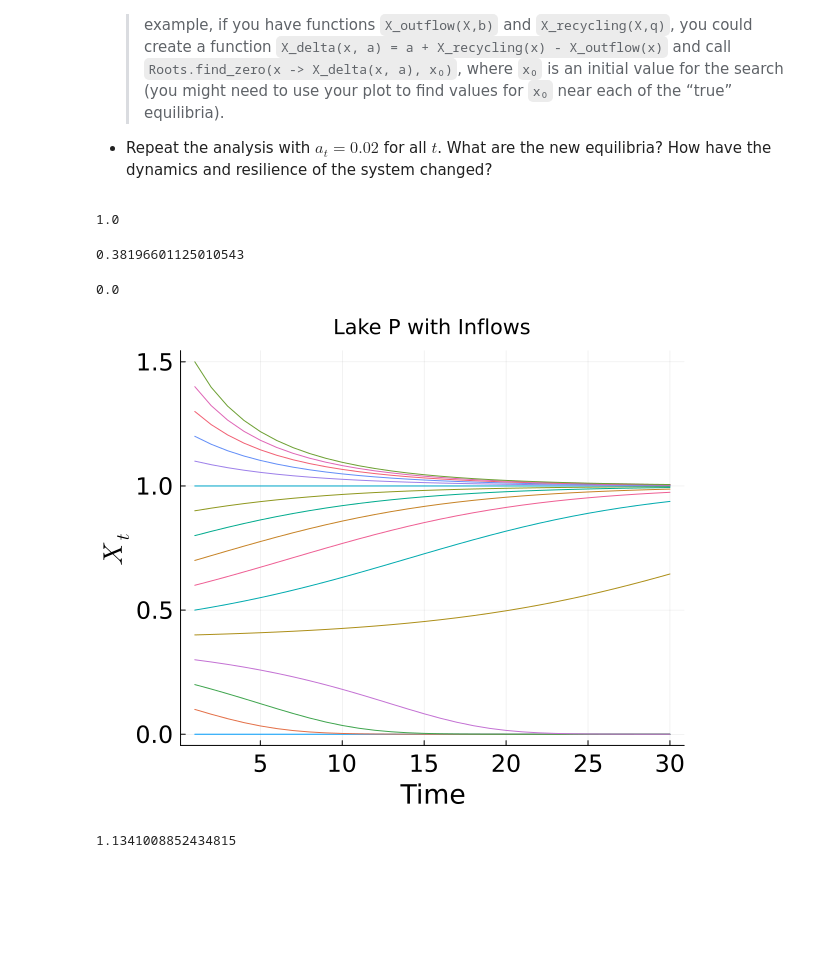
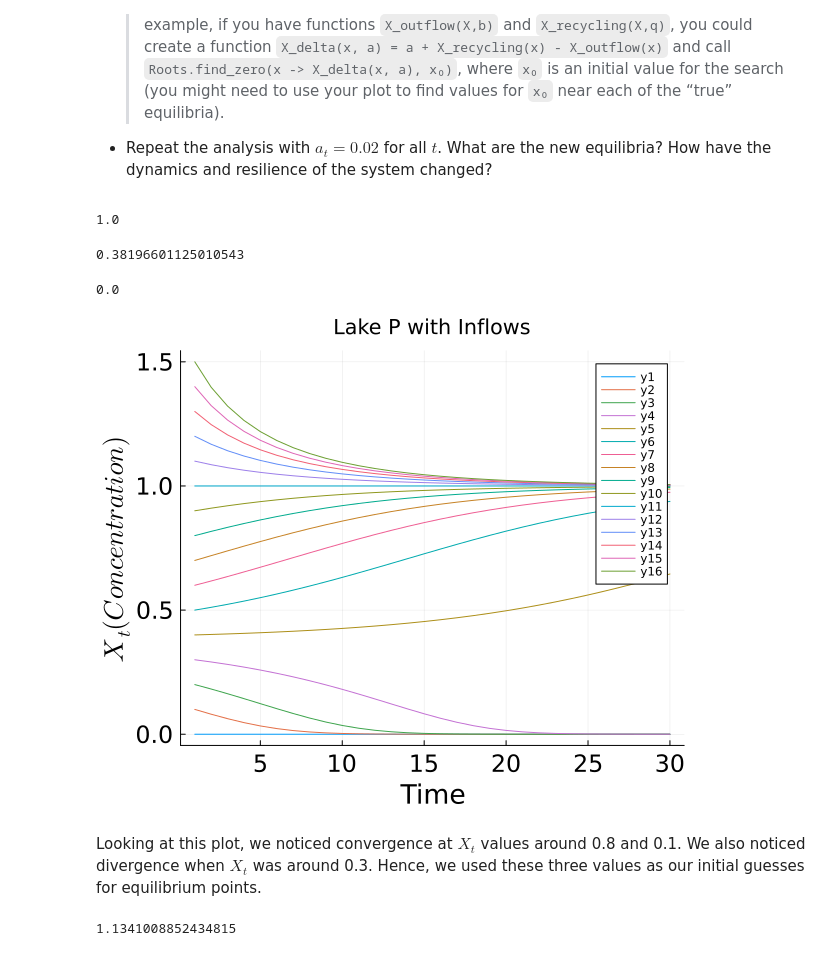
Before and after one commit to BEE4750-FA24/bee4750-fa24-hw2-hw02, a Jupyter notebook: hw02.ipynb, the cells around one changed output. Drawn from its saved outputs; the diff is of its cells as text; code cells hidden in the pictures; blank space fills up the shorter version.

```diff
--- a/hw02.ipynb
+++ b/hw02.ipynb
@@ -228,59 +228,70 @@ q = 1.5
 yt = 0
 a = 0
 
+# Function to model phosphorous outflow
 function X_outflow(X,b)
     outflow = b*X
     return outflow
 end
 
+# Function to model phosphorous recycling
 function X_recycling(X,q)
     recyling = (abs(X)^q)/(1+abs(X)^q)
     return recyling
 end
 
+# Function to calculate net change in phosphorous
 function X_delta(X, a, b, q)
     output = a + X_recycling(X, q) - X_outflow(X, b)
     return output
 end
 
-# Use pre-defined roots function to find roots
+# Initial guesses for roots based on initial conditions plot
 x01 = 0.8
 x02 = 0.3
 x03 = 0.1
-# Use pre-defined roots function to find roots
+# Use roots function with initial guesses to find roots
 root1 = Roots.find_zero(x -> X_delta(x, a, b, q), x01)
 root2 = Roots.find_zero(x -> X_delta(x, a, b, q), x02)
 root3 = Roots.find_zero(x -> X_delta(x, a, b, q), x03)
 display(root1)
 display(root2)
 display(root3)
 
+# Given conditions
 T = 30
 X_vals = collect(0.0:0.1:1.5)
 a = zeros(T)
 y = zeros(T)
+
+# Function to calculate phosphorous concentrations over time
 function simulate_lake_P(X_ic, T, b, q, a, y)
     X = zeros(T)
     X[1] = X_ic
     for t = 2:T
         X[t] = X[t-1] + a[t] + y[t]+ X_recycling(X[t-1], q) - X_outflow(X[t-1], b)
     end
     return X
 end
+
+# Maps P concentrations over time based on varying initial P concentrations
 X_map = [simulate_lake_P(x, T, 0.5, 1.5, a, y) for x in X_vals]
 
-p = plot(legend=false, ylabel=L"X_t", xlabel="Time",title="Lake P with Inflows", guidefontsize=18, tickfontsize=16, size=(600, 500))
+# Sets up the plot
+p = plot(legend=true, ylabel=L"X_t (Concentration)", xlabel="Time",title="Lake P with Inflows", guidefontsize=18, tickfontsize=16, size=(600, 500))
 
+# Loops through and plots mapped P concentration for each intital P
 for X in X_map
     plot!(p, X)
 end
-
 display(p)
 # %% [output]
 1.0
 0.38196601125010543
 0.0
-[figure, old version]
+[figure, new version]
+# %% [markdown]
+Looking at this plot, we noticed convergence at $X_t$ values around 0.8 and 0.1. We also noticed divergence when $X_t$ was around 0.3. Hence, we used these three values as our initial guesses for equilibrium points.
 # %%
 # Define initial conditions
 b = 0.5
```
